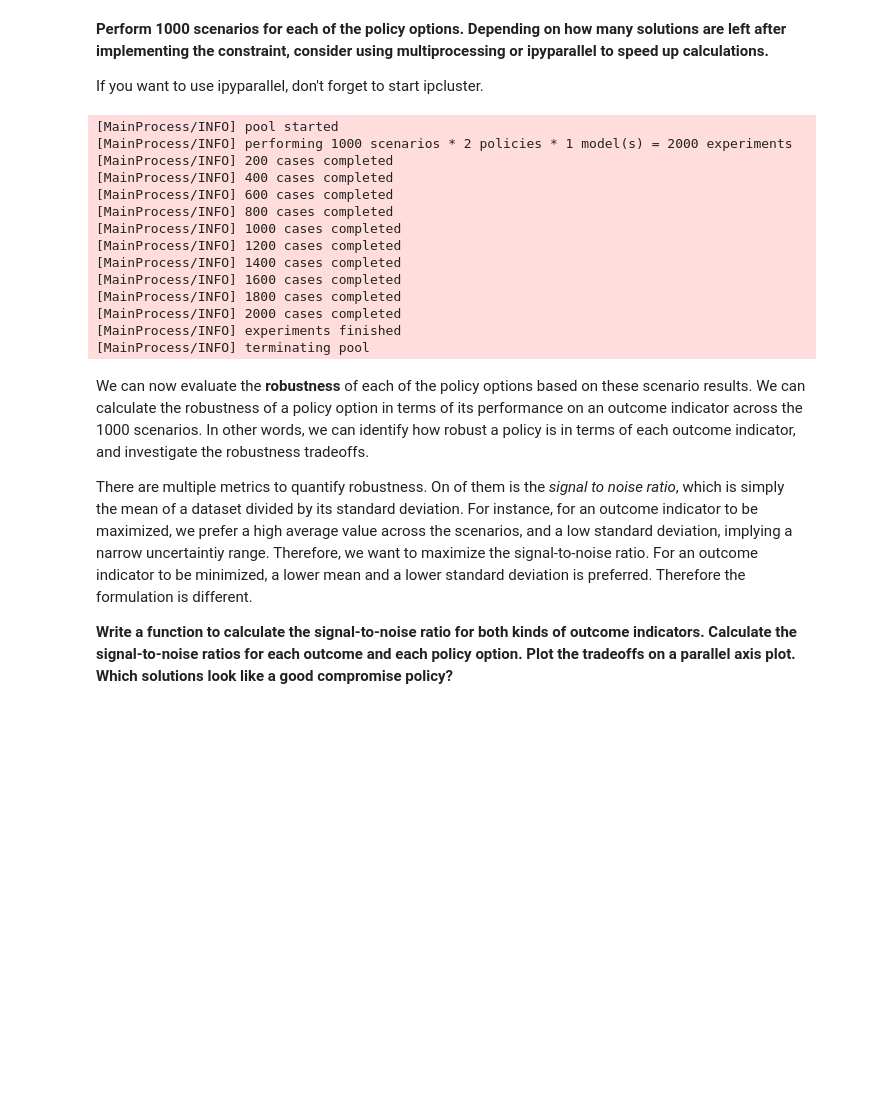
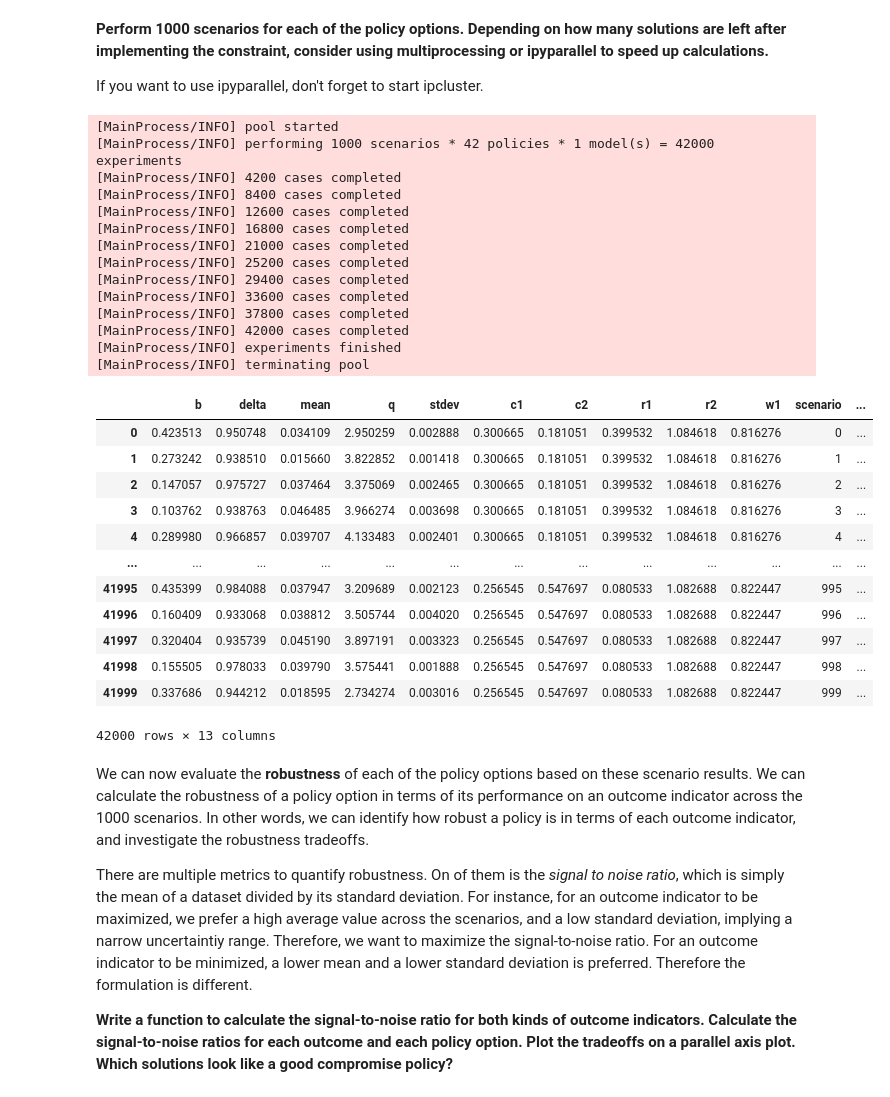
Before and after one commit to mare-matorum/epa1361_open_g29, a Jupyter notebook: Week 5-6 - robustness and direct search/assignment 8 - MORDM_FD.ipynb, the cells around one changed output. Saved outputs shown, nothing was run; the diff lists cells and outputs as text; code cells hidden in the pictures; blank space fills up the shorter version.

```diff
--- a/Week 5-6 - robustness and direct search/assignment 8 - MORDM_FD.ipynb
+++ b/Week 5-6 - robustness and direct search/assignment 8 - MORDM_FD.ipynb
@@ -235,6 +241,7 @@ new_results
 # %%
-x=new_results.drop(['max_P', 'utility', 'reliability', 'inertia'], axis=1)
-y=x.transpose()
+from ema_workbench import Policy, perform_experiments
+clean=new_results.drop(['max_P', 'utility', 'reliability', 'inertia'], axis=1)
+y=clean.transpose()
 policies_dict=y.to_dict()
 
 #For Loop to create a list of the dictionaries of every applicable policy above 90% relibility
@@ -252,25 +274,42 @@ policies
 
 If you want to use ipyparallel, don't forget to start ipcluster.
 # %%
-from ema_workbench import Policy, perform_experiments
+ema_logging.log_to_stderr(ema_logging.INFO)
 n_scenarios=1000
 with MultiprocessingEvaluator(lake_model) as evaluator:
     results = evaluator.perform_experiments(n_scenarios, policies)
 # %% [output]
 [MainProcess/INFO] pool started
-[MainProcess/INFO] performing 1000 scenarios * 2 policies * 1 model(s) = 2000 experiments
-[MainProcess/INFO] 200 cases completed
-[MainProcess/INFO] 400 cases completed
-[MainProcess/INFO] 600 cases completed
-[MainProcess/INFO] 800 cases completed
-[MainProcess/INFO] 1000 cases completed
-[MainProcess/INFO] 1200 cases completed
-[MainProcess/INFO] 1400 cases completed
-[MainProcess/INFO] 1600 cases completed
-[MainProcess/INFO] 1800 cases completed
-[MainProcess/INFO] 2000 cases completed
+[MainProcess/INFO] performing 1000 scenarios * 42 policies * 1 model(s) = 42000 experiments
+[MainProcess/INFO] 4200 cases completed
+[MainProcess/INFO] 8400 cases completed
+[MainProcess/INFO] 12600 cases completed
+[MainProcess/INFO] 16800 cases completed
+[MainProcess/INFO] 21000 cases completed
+[MainProcess/INFO] 25200 cases completed
+[MainProcess/INFO] 29400 cases completed
+[MainProcess/INFO] 33600 cases completed
+[MainProcess/INFO] 37800 cases completed
+[MainProcess/INFO] 42000 cases completed
 [MainProcess/INFO] experiments finished
 [MainProcess/INFO] terminating pool
+# %%
+experiments, outcomes = results
+experiments
+# %% [output]
+|  | b | delta | mean | q | stdev | c1 | c2 | r1 | r2 | w1 | scenario | ... |
+| 0 | 0.423513 | 0.950748 | 0.034109 | 2.950259 | 0.002888 | 0.300665 | 0.181051 | 0.399532 | 1.084618 | 0.816276 | 0 | ... |
+| 1 | 0.273242 | 0.938510 | 0.015660 | 3.822852 | 0.001418 | 0.300665 | 0.181051 | 0.399532 | 1.084618 | 0.816276 | 1 | ... |
+| 2 | 0.147057 | 0.975727 | 0.037464 | 3.375069 | 0.002465 | 0.300665 | 0.181051 | 0.399532 | 1.084618 | 0.816276 | 2 | ... |
+| 3 | 0.103762 | 0.938763 | 0.046485 | 3.966274 | 0.003698 | 0.300665 | 0.181051 | 0.399532 | 1.084618 | 0.816276 | 3 | ... |
+| 4 | 0.289980 | 0.966857 | 0.039707 | 4.133483 | 0.002401 | 0.300665 | 0.181051 | 0.399532 | 1.084618 | 0.816276 | 4 | ... |
+| ... | ... | ... | ... | ... | ... | ... | ... | ... | ... | ... | ... | ... |
+| 41995 | 0.435399 | 0.984088 | 0.037947 | 3.209689 | 0.002123 | 0.256545 | 0.547697 | 0.080533 | 1.082688 | 0.822447 | 995 | ... |
+| 41996 | 0.160409 | 0.933068 | 0.038812 | 3.505744 | 0.004020 | 0.256545 | 0.547697 | 0.080533 | 1.082688 | 0.822447 | 996 | ... |
+| 41997 | 0.320404 | 0.935739 | 0.045190 | 3.897191 | 0.003323 | 0.256545 | 0.547697 | 0.080533 | 1.082688 | 0.822447 | 997 | ... |
+| 41998 | 0.155505 | 0.978033 | 0.039790 | 3.575441 | 0.001888 | 0.256545 | 0.547697 | 0.080533 | 1.082688 | 0.822447 | 998 | ... |
+| 41999 | 0.337686 | 0.944212 | 0.018595 | 2.734274 | 0.003016 | 0.256545 | 0.547697 | 0.080533 | 1.082688 | 0.822447 | 999 | ... |
+42000 rows × 13 columns
 # %% [markdown]
 We can now evaluate the **robustness** of each of the policy options based on these scenario results. We can calculate the robustness of a policy option in terms of its performance on an outcome indicator across the 1000 scenarios. In other words, we can identify how robust a policy is in terms of each outcome indicator, and investigate the robustness tradeoffs.
 
```
Also changed, not shown: parts of 13 cells of this notebook, 2 other files.
